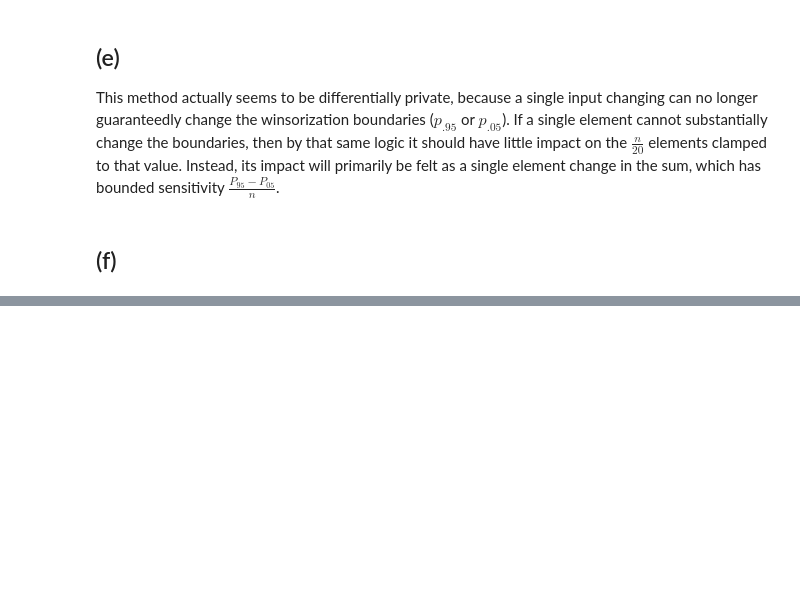
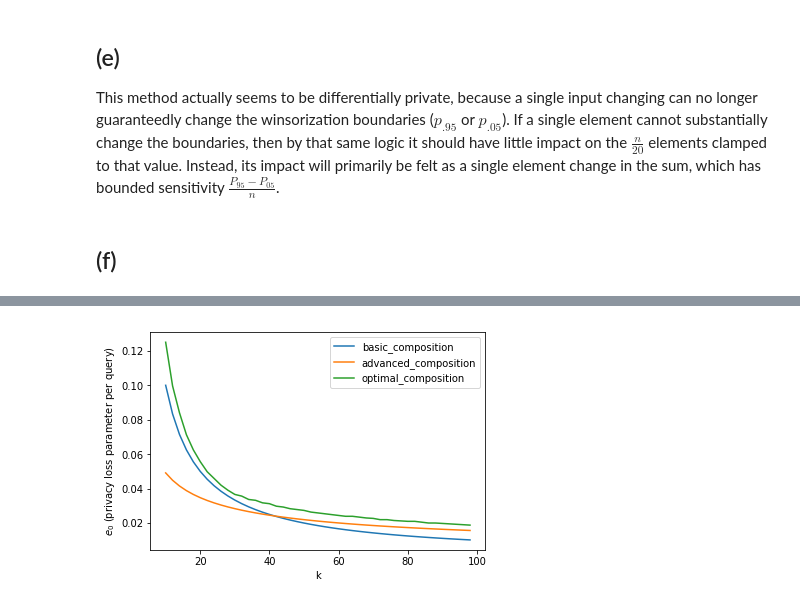
Before and after one commit to yo-shavit/cs208, a Jupyter notebook: homework/Homework 3.ipynb, the cells around one changed output, grey strips where cells are left out. Cells and saved outputs as stored; diff of their text form; code cells hidden in the pictures; blank space fills up the shorter version.

```diff
--- a/homework/Homework 3.ipynb
+++ b/homework/Homework 3.ipynb
@@ -437,0 +226,32 @@ Emailed separately.
+# %%
+def basic_composition(k, e_g, delta):
+    e0 = e_g/k
+    return e0
+def advanced_composition(k, e_g, delta):
+    return e_g/np.sqrt(2*k*np.log(1/delta))
+tol = 1e-2
+def optimal_composition(k, e_g, delta):
+    # KOVhom yields e_g given e_0, so need to do binary search over e_0s
+    l = 0
+    u = 1
+    best_error_so_far = np.Inf
+    for i in range(100):
+        e0guess = l + (u-l)/2
+        found_eg = KOVhom(np.array([[e0guess, 0]]*k), delta)
+        if np.abs(found_eg - e_g) < tol:
+            return e0guess
+        elif found_eg > e_g:
+            u = e0guess
+        else:
+            l = e0guess
+    raise RuntimeError(f"Ran out of iterations, final e_g was {found_eg}")
+# %%
+e_g = 1
+delta = 1e-9
+k_range = list(range(10, 100, 2))
+e0s_per_k = {
+    alg.__name__: np.array([
+        alg(k, e_g, delta) for k in tqdm_notebook(k_range)
+    ])
+    for alg in [basic_composition, advanced_composition, optimal_composition]
+}
@@ -437,0 +262,8 @@ Emailed separately.
+# %%
+for key, val in e0s_per_k.items():
+    plt.plot(k_range, val, label=key)
+plt.xlabel("k")
+plt.ylabel("$e_0$ (privacy loss parameter per query)")
+plt.legend();
+# %% [output]
+[figure, added]
```
Also changed, not shown: parts of 52 cells of this notebook.
